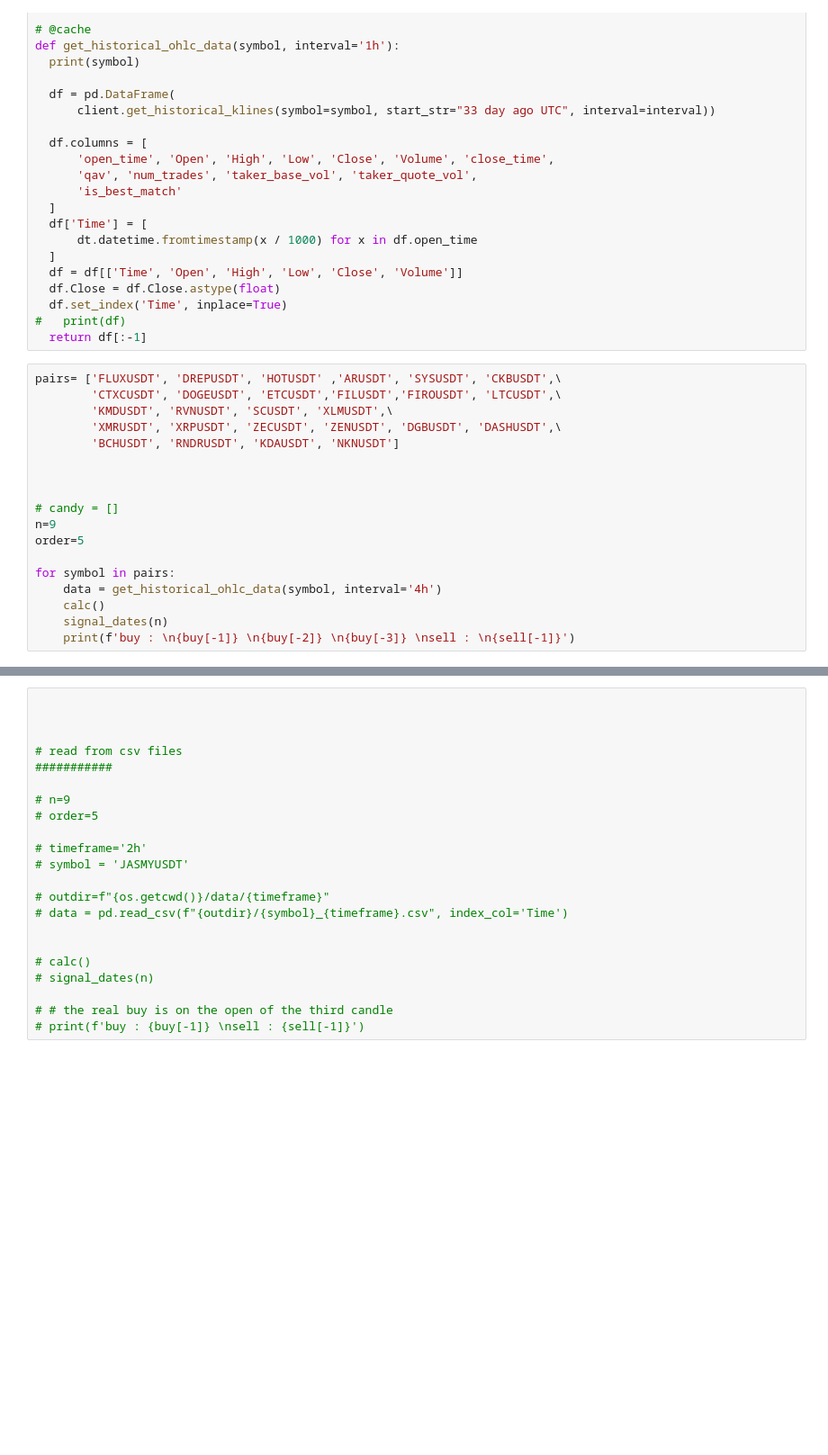
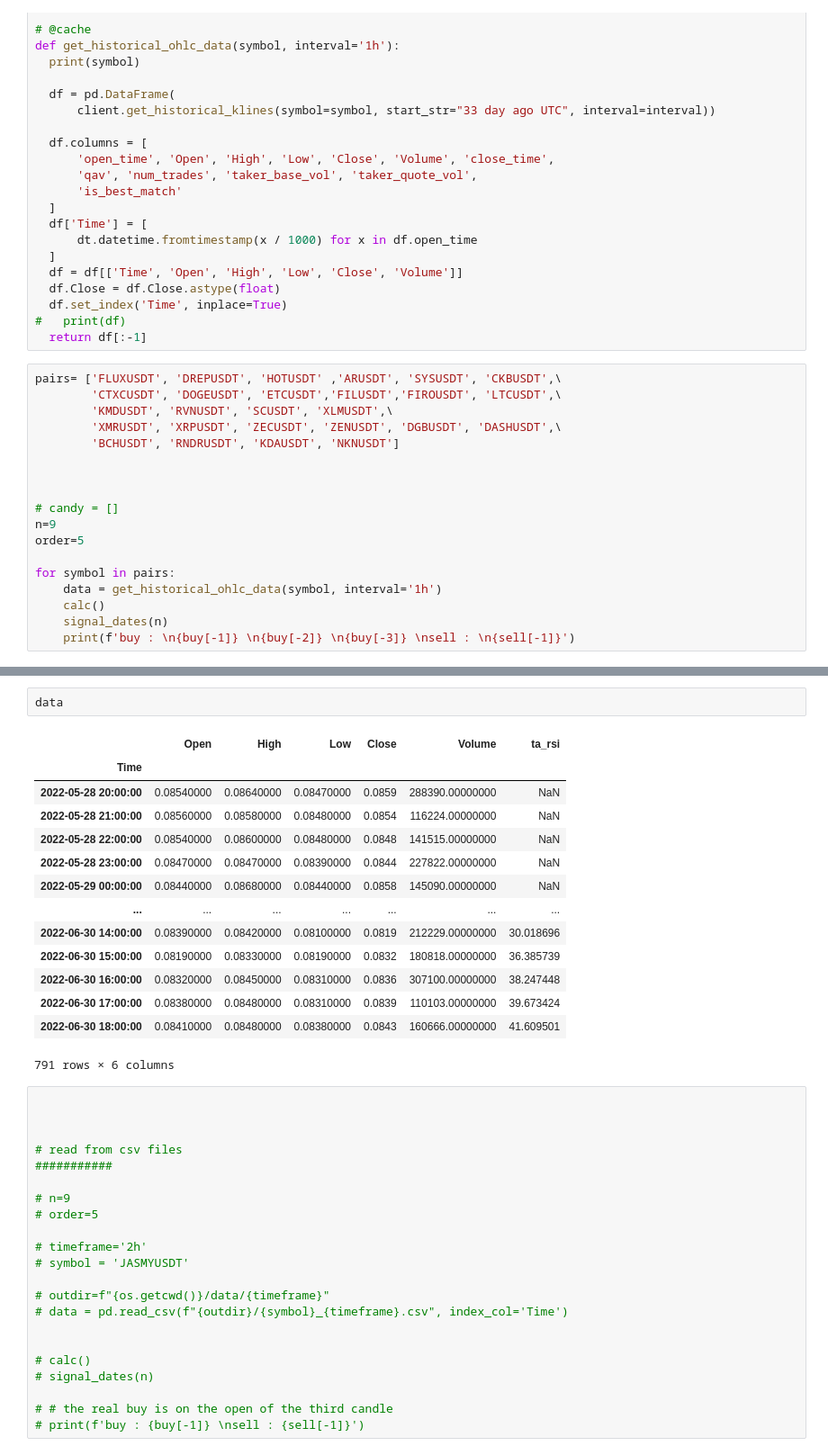
Before and after one commit to elcreek/work, a Jupyter notebook: old/peaksV5.ipynb, the cells around one changed output, grey strips where cells are left out. Shown at 90% size. Saved outputs shown, nothing was run; the diff lists cells and outputs as text; blank space fills up the shorter version.

```diff
--- a/old/peaksV5.ipynb
+++ b/old/peaksV5.ipynb
@@ -193,7 +193,7 @@ n=9
 order=5
 
 for symbol in pairs:
-    data = get_historical_ohlc_data(symbol, interval='4h')
+    data = get_historical_ohlc_data(symbol, interval='1h')
     calc()
     signal_dates(n)
     print(f'buy : \n{buy[-1]} \n{buy[-2]} \n{buy[-3]} \nsell : \n{sell[-1]}')
@@ -218,3 +218,20 @@ sell :
+# %%
+data
+# %% [output]
+|  | Open | High | Low | Close | Volume | ta_rsi |
+| Time |  |  |  |  |  |  |
+| 2022-05-28 20:00:00 | 0.08540000 | 0.08640000 | 0.08470000 | 0.0859 | 288390.00000000 | NaN |
+| 2022-05-28 21:00:00 | 0.08560000 | 0.08580000 | 0.08480000 | 0.0854 | 116224.00000000 | NaN |
+| 2022-05-28 22:00:00 | 0.08540000 | 0.08600000 | 0.08480000 | 0.0848 | 141515.00000000 | NaN |
+| 2022-05-28 23:00:00 | 0.08470000 | 0.08470000 | 0.08390000 | 0.0844 | 227822.00000000 | NaN |
+| 2022-05-29 00:00:00 | 0.08440000 | 0.08680000 | 0.08440000 | 0.0858 | 145090.00000000 | NaN |
+| ... | ... | ... | ... | ... | ... | ... |
+| 2022-06-30 14:00:00 | 0.08390000 | 0.08420000 | 0.08100000 | 0.0819 | 212229.00000000 | 30.018696 |
+| 2022-06-30 15:00:00 | 0.08190000 | 0.08330000 | 0.08190000 | 0.0832 | 180818.00000000 | 36.385739 |
+| 2022-06-30 16:00:00 | 0.08320000 | 0.08450000 | 0.08310000 | 0.0836 | 307100.00000000 | 38.247448 |
+| 2022-06-30 17:00:00 | 0.08380000 | 0.08480000 | 0.08310000 | 0.0839 | 110103.00000000 | 39.673424 |
+| 2022-06-30 18:00:00 | 0.08410000 | 0.08480000 | 0.08380000 | 0.0843 | 160666.00000000 | 41.609501 |
+791 rows × 6 columns
 # %%
 
 
```
Also changed, not shown: parts of 1 cell of this notebook.
